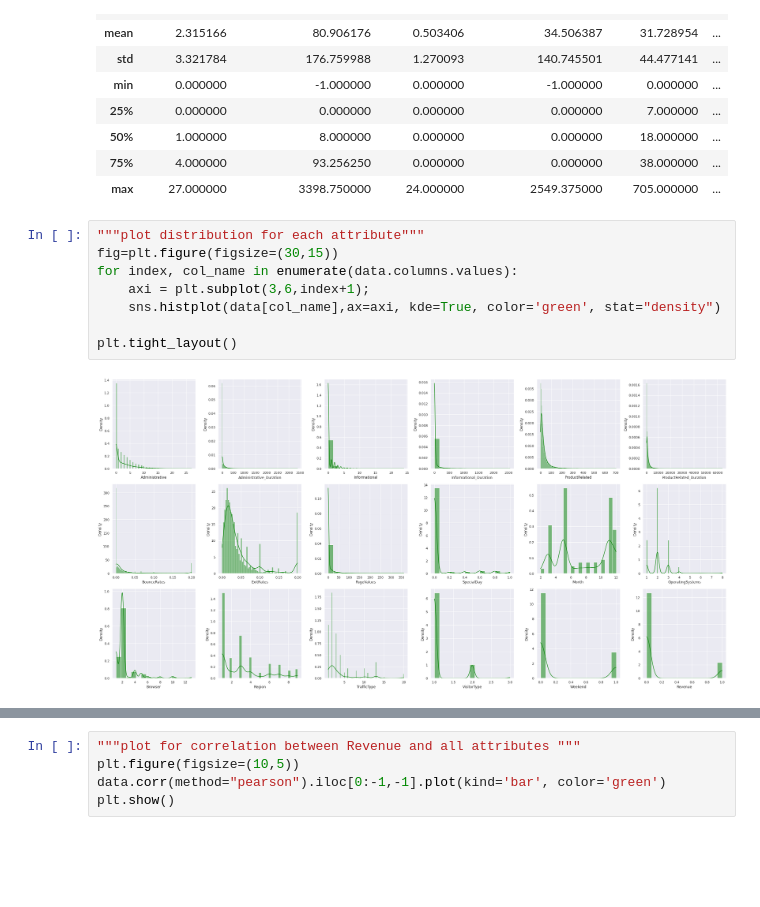
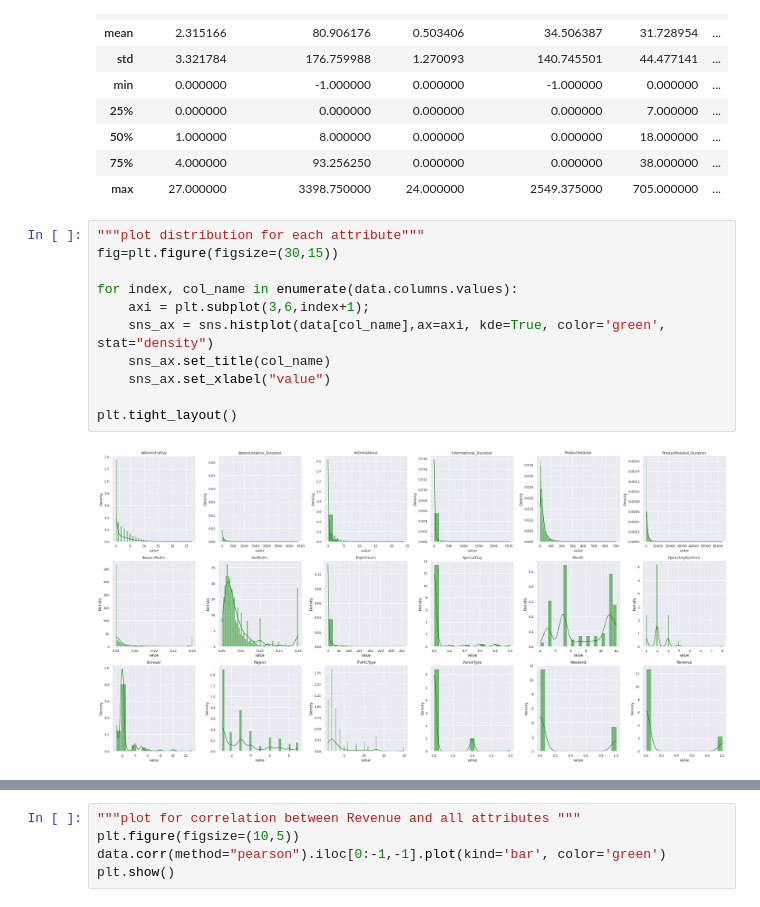
Before and after one commit to mlmaster1995/machine-learning-portforlio-python, a Jupyter notebook: online_shoppers_intention/Data Preprocessing and Analysis.ipynb, the cells around one changed output, grey strips where cells are left out. Drawn from its saved outputs; the diff is of its cells as text; blank space fills up the shorter version.

Commit message:
finish the data visualization and start calc the feature importance score

```diff
--- a/online_shoppers_intention/Data Preprocessing and Analysis.ipynb
+++ b/online_shoppers_intention/Data Preprocessing and Analysis.ipynb
@@ -182,10 +192,13 @@ data.describe()
 # %%
 """plot distribution for each attribute"""
 fig=plt.figure(figsize=(30,15))
+
 for index, col_name in enumerate(data.columns.values):
     axi = plt.subplot(3,6,index+1);
-    sns.histplot(data[col_name],ax=axi, kde=True, color='green', stat="density")
+    sns_ax = sns.histplot(data[col_name],ax=axi, kde=True, color='green', stat="density")
+    sns_ax.set_title(col_name)
+    sns_ax.set_xlabel("value")
 
 plt.tight_layout()
 # %% [output]
-[figure, old version]
+[figure, new version]
```
Also changed, not shown: parts of 15 cells of this notebook.
